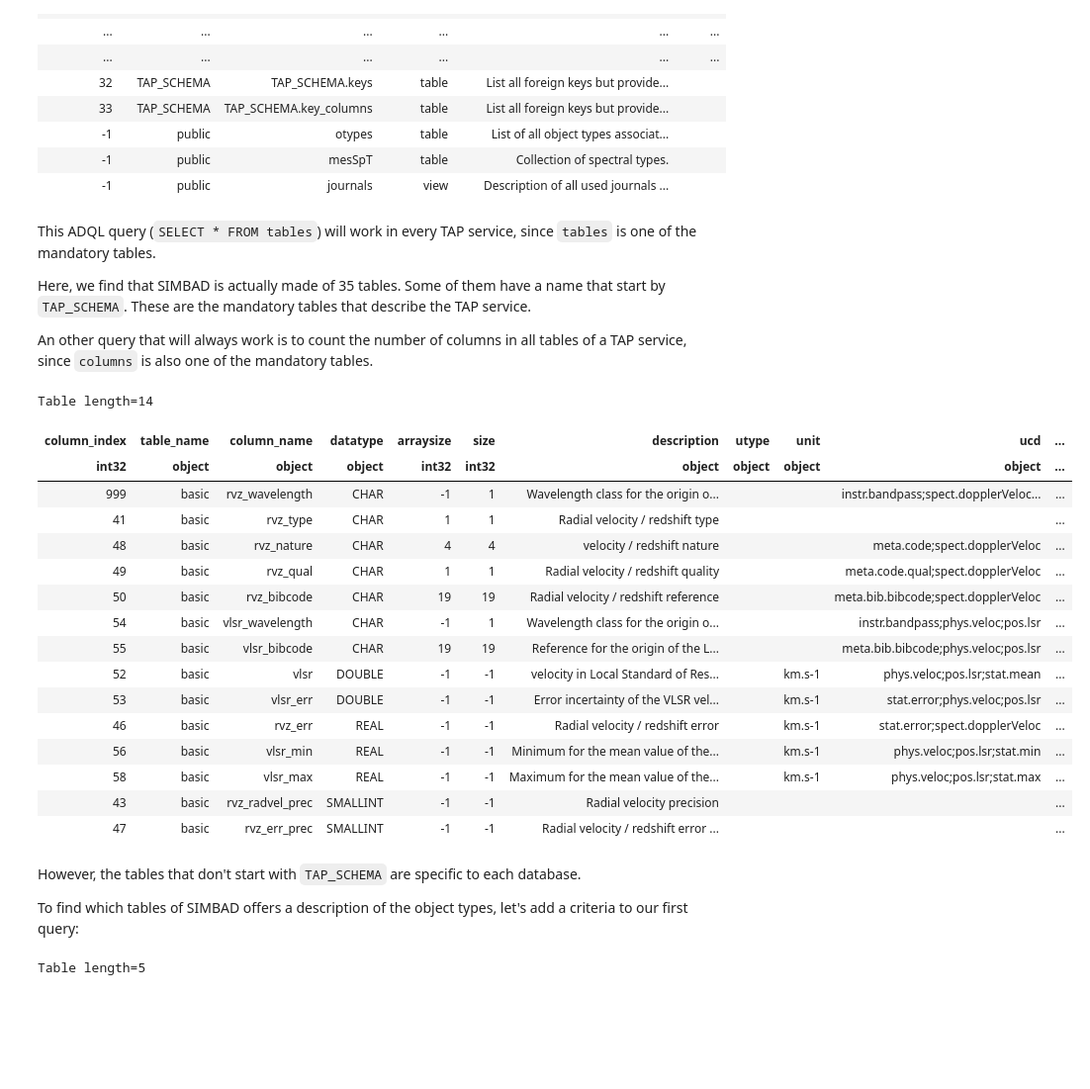
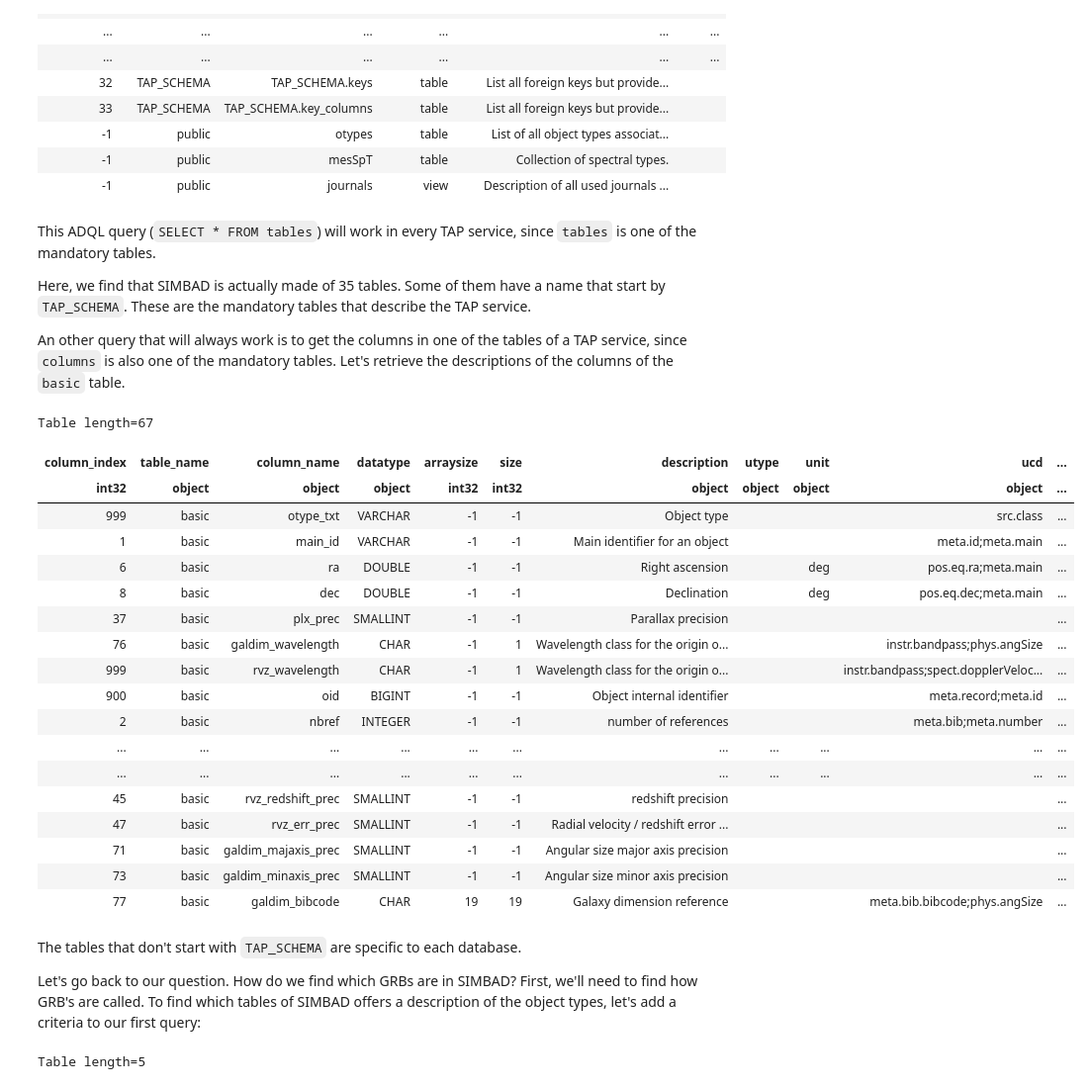
Before and after one commit to cds-astro/tutorials, a Jupyter notebook: Past_Conferences_and_Schools/2024_IAU/space_and_time_queries.ipynb, the cells around one changed output. Shown at 99% size. Drawn from its saved outputs; the diff is of its cells as text; code cells hidden in the pictures; blank space fills up the shorter version.

```diff
--- a/Past_Conferences_and_Schools/2024_IAU/space_and_time_queries.ipynb
+++ b/Past_Conferences_and_Schools/2024_IAU/space_and_time_queries.ipynb
@@ -263,31 +263,33 @@ This ADQL query (`SELECT * FROM tables`) will work in every TAP service, since `
 
 Here, we find that SIMBAD is actually made of 35 tables. Some of them have a name that start by `TAP_SCHEMA`. These are the mandatory tables that describe the TAP service.
 
-An other query that will always work is to count the number of columns in all tables of a TAP service, since `columns` is also one of the mandatory tables.
+An other query that will always work is to get the columns in one of the tables of a TAP service, since `columns` is also one of the mandatory tables. Let's retrieve the descriptions of the columns of the `basic` table.
 # %%
-tap_simbad.search("SELECT * FROM columns WHERE table_name = 'basic' AND description LIKE '%velocity%'").to_table()
+tap_simbad.search("SELECT * FROM TAP_SCHEMA.columns WHERE table_name = 'basic'").to_table()
 # %% [output]
-Table length=14
+Table length=67
 | column_index | table_name | column_name | datatype | arraysize | size | description | utype | unit | ucd | ... |
 | int32 | object | object | object | int32 | int32 | object | object | object | object | ... |
+| 999 | basic | otype_txt | VARCHAR | -1 | -1 | Object type |  |  | src.class | ... |
+| 1 | basic | main_id | VARCHAR | -1 | -1 | Main identifier for an object |  |  | meta.id;meta.main | ... |
+| 6 | basic | ra | DOUBLE | -1 | -1 | Right ascension |  | deg | pos.eq.ra;meta.main | ... |
+| 8 | basic | dec | DOUBLE | -1 | -1 | Declination |  | deg | pos.eq.dec;meta.main | ... |
+| 37 | basic | plx_prec | SMALLINT | -1 | -1 | Parallax precision |  |  |  | ... |
+| 76 | basic | galdim_wavelength | CHAR | -1 | 1 | Wavelength class for the origin o... |  |  | instr.bandpass;phys.angSize | ... |
 | 999 | basic | rvz_wavelength | CHAR | -1 | 1 | Wavelength class for the origin o... |  |  | instr.bandpass;spect.dopplerVeloc... | ... |
-| 41 | basic | rvz_type | CHAR | 1 | 1 | Radial velocity / redshift type |  |  |  | ... |
-| 48 | basic | rvz_nature | CHAR | 4 | 4 | velocity / redshift nature |  |  | meta.code;spect.dopplerVeloc | ... |
-| 49 | basic | rvz_qual | CHAR | 1 | 1 | Radial velocity / redshift quality |  |  | meta.code.qual;spect.dopplerVeloc | ... |
-| 50 | basic | rvz_bibcode | CHAR | 19 | 19 | Radial velocity / redshift reference |  |  | meta.bib.bibcode;spect.dopplerVeloc | ... |
-| 54 | basic | vlsr_wavelength | CHAR | -1 | 1 | Wavelength class for the origin o... |  |  | instr.bandpass;phys.veloc;pos.lsr | ... |
-| 55 | basic | vlsr_bibcode | CHAR | 19 | 19 | Reference for the origin of the L... |  |  | meta.bib.bibcode;phys.veloc;pos.lsr | ... |
-| 52 | basic | vlsr | DOUBLE | -1 | -1 | velocity in Local Standard of Res... |  | km.s-1 | phys.veloc;pos.lsr;stat.mean | ... |
-| 53 | basic | vlsr_err | DOUBLE | -1 | -1 | Error incertainty of the VLSR vel... |  | km.s-1 | stat.error;phys.veloc;pos.lsr | ... |
-| 46 | basic | rvz_err | REAL | -1 | -1 | Radial velocity / redshift error |  | km.s-1 | stat.error;spect.dopplerVeloc | ... |
-| 56 | basic | vlsr_min | REAL | -1 | -1 | Minimum for the mean value of the... |  | km.s-1 | phys.veloc;pos.lsr;stat.min | ... |
-| 58 | basic | vlsr_max | REAL | -1 | -1 | Maximum for the mean value of the... |  | km.s-1 | phys.veloc;pos.lsr;stat.max | ... |
-| 43 | basic | rvz_radvel_prec | SMALLINT | -1 | -1 | Radial velocity precision |  |  |  | ... |
+| 900 | basic | oid | BIGINT | -1 | -1 | Object internal identifier |  |  | meta.record;meta.id | ... |
+| 2 | basic | nbref | INTEGER | -1 | -1 | number of references |  |  | meta.bib;meta.number | ... |
+| ... | ... | ... | ... | ... | ... | ... | ... | ... | ... | ... |
+| ... | ... | ... | ... | ... | ... | ... | ... | ... | ... | ... |
+| 45 | basic | rvz_redshift_prec | SMALLINT | -1 | -1 | redshift precision |  |  |  | ... |
 | 47 | basic | rvz_err_prec | SMALLINT | -1 | -1 | Radial velocity / redshift error ... |  |  |  | ... |
+| 71 | basic | galdim_majaxis_prec | SMALLINT | -1 | -1 | Angular size major axis precision |  |  |  | ... |
+| 73 | basic | galdim_minaxis_prec | SMALLINT | -1 | -1 | Angular size minor axis precision |  |  |  | ... |
+| 77 | basic | galdim_bibcode | CHAR | 19 | 19 | Galaxy dimension reference |  |  | meta.bib.bibcode;phys.angSize | ... |
 # %% [markdown]
-However, the tables that don't start with `TAP_SCHEMA` are specific to each database.
+The tables that don't start with `TAP_SCHEMA` are specific to each database.
 
-To find which tables of SIMBAD offers a description of the object types, let's add a criteria to our first query:
+Let's go back to our question. How do we find which GRBs are in SIMBAD? First, we'll need to find how GRB's are called. To find which tables of SIMBAD offers a description of the object types, let's add a criteria to our first query:
 # %%
 tap_simbad.search("SELECT * FROM tables WHERE description LIKE '%type%'").to_table()
 # %% [output]
```
Also changed, not shown: parts of 104 cells of this notebook, 1 other file.
